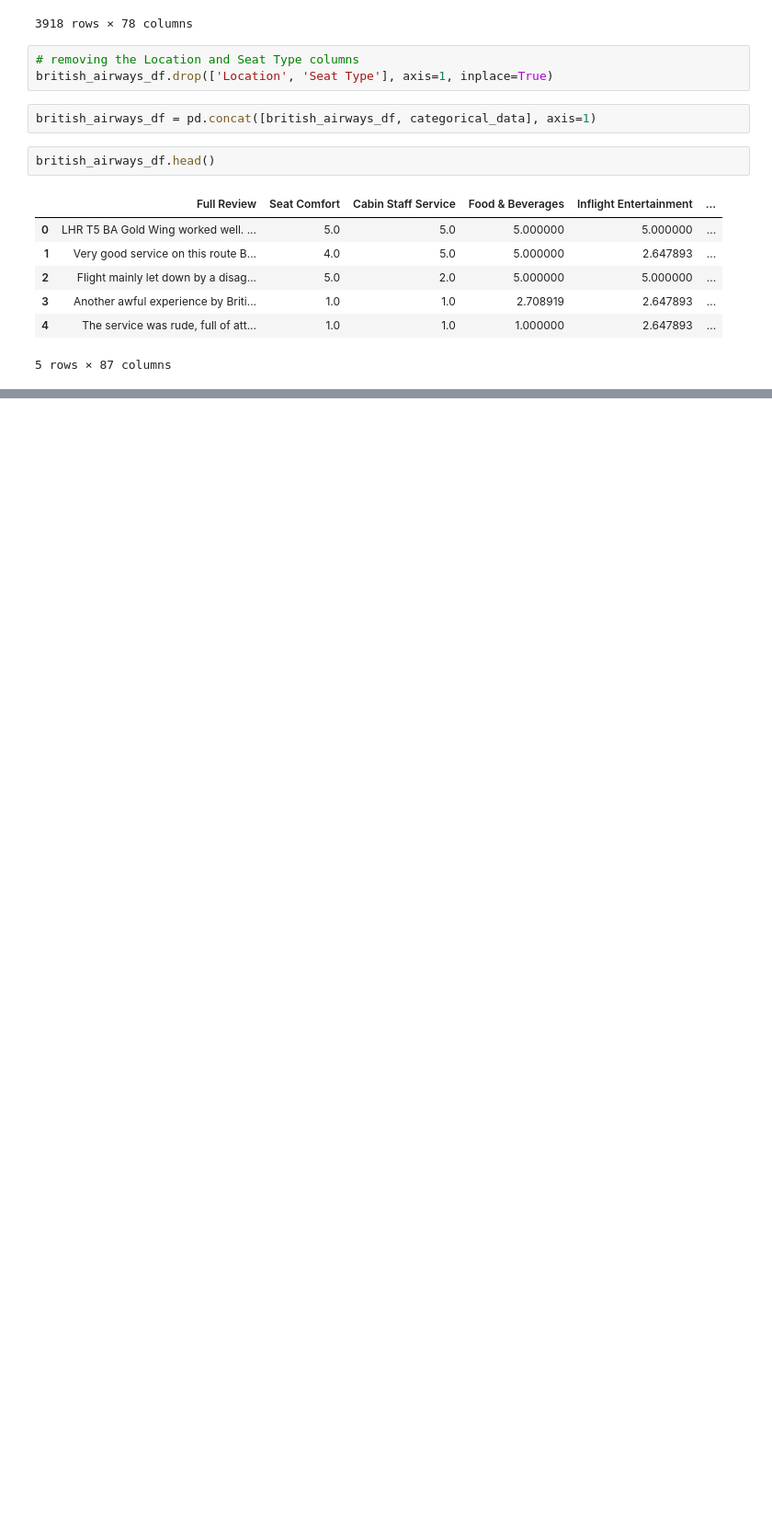
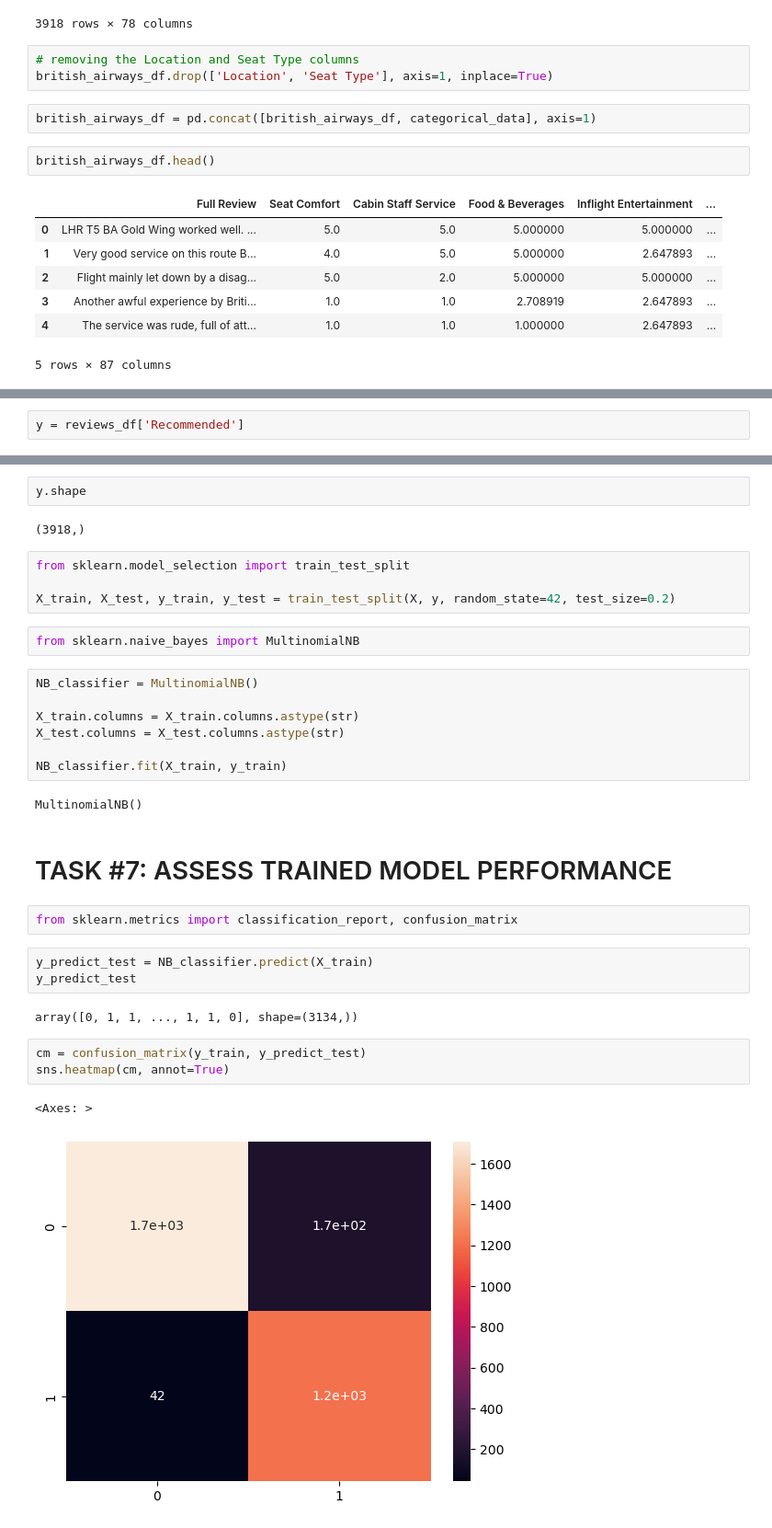
Before and after one commit to ranjansinghds/British-Airways-Job-Simulation, a Jupyter notebook: British_Airways_Task1.ipynb, the cells around one changed output, grey strips where cells are left out. Shown at 92% size. Saved outputs shown, nothing was run; the diff lists cells and outputs as text; blank space fills up the shorter version.

```diff
--- a/British_Airways_Task1.ipynb
+++ b/British_Airways_Task1.ipynb
@@ -559,0 +686,2 @@ british_airways_df.head()
+# %%
+y = reviews_df['Recommended']
@@ -559,0 +694,34 @@ british_airways_df.head()
+# %%
+y.shape
+# %% [output]
+(3918,)
+# %%
+from sklearn.model_selection import train_test_split
+
+X_train, X_test, y_train, y_test = train_test_split(X, y, random_state=42, test_size=0.2)
+# %%
+from sklearn.naive_bayes import MultinomialNB
+# %%
+NB_classifier = MultinomialNB()
+
+X_train.columns = X_train.columns.astype(str)
+X_test.columns = X_test.columns.astype(str)
+
+NB_classifier.fit(X_train, y_train)
+# %% [output]
+MultinomialNB()
+# %% [markdown]
+# TASK #7: ASSESS TRAINED MODEL PERFORMANCE
+# %%
+from sklearn.metrics import classification_report, confusion_matrix
+# %%
+y_predict_test = NB_classifier.predict(X_train)
+y_predict_test
+# %% [output]
+array([0, 1, 1, ..., 1, 1, 0], shape=(3134,))
+# %%
+cm = confusion_matrix(y_train, y_predict_test)
+sns.heatmap(cm, annot=True)
+# %% [output]
+<Axes: >
+[figure, added]
```
Also changed, not shown: parts of 36 cells of this notebook, 1 other file.
